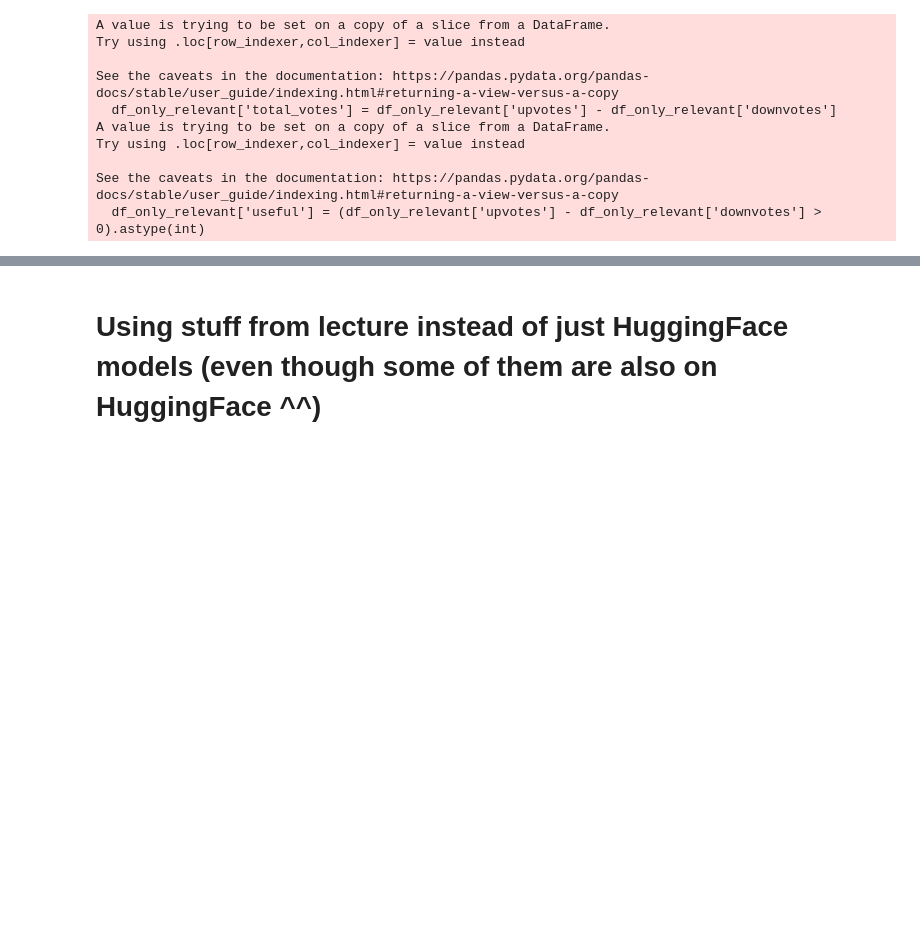
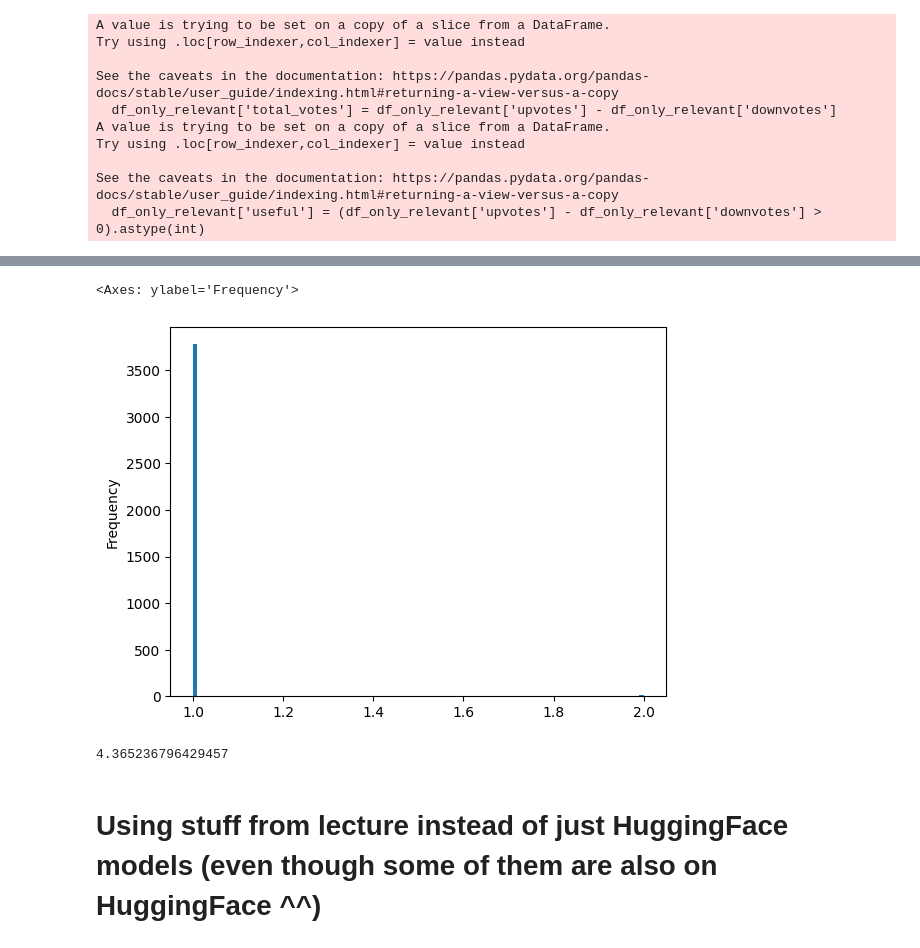
Before and after one commit to liamti5/Essentials-in-Text-and-Speech-Processing, a Jupyter notebook: code/usefulnessPredictor.ipynb, the cells around one changed output, grey strips where cells are left out. Saved outputs shown, nothing was run; the diff lists cells and outputs as text; code cells hidden in the pictures; blank space fills up the shorter version.

```diff
--- a/code/usefulnessPredictor.ipynb
+++ b/code/usefulnessPredictor.ipynb
@@ -147,2 +229,16 @@ See the caveats in the documentation: https://pandas.pydata.org/pandas-docs/stab
+# %%
+# count positive reviews without 0 for histogram
+count = df_only_relevant[df_only_relevant['total_votes'] != 0].value_counts()
+count.plot.hist(bins=100)
+# %% [output]
+<Axes: ylabel='Frequency'>
+[figure, added]
+# %%
+# remove 0s from upvotes
+df_zoom = df_only_relevant[df_only_relevant['upvotes'] != 0]
+mean_upvotes = np.mean(df_zoom['upvotes'])
+print(mean_upvotes)
+# %% [output]
+4.365236796429457
 # %% [markdown]
 # Using stuff from lecture instead of just HuggingFace models (even though some of them are also on HuggingFace ^^)
```
Also changed, not shown: parts of 15 cells of this notebook, 3 other files.
